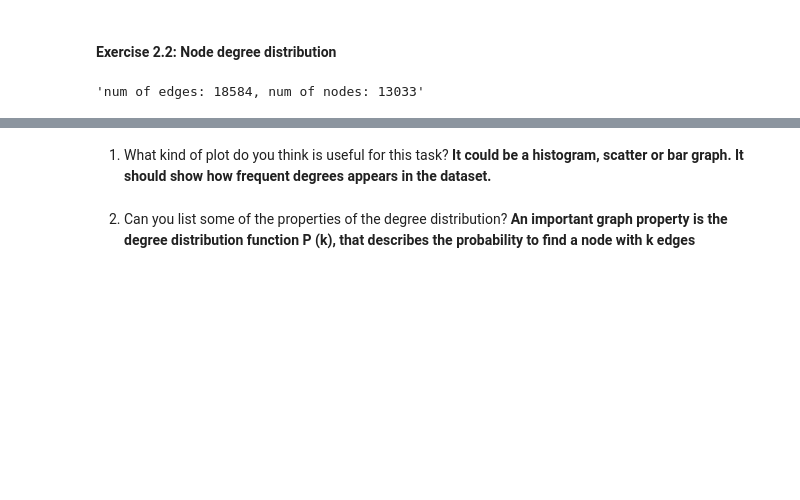
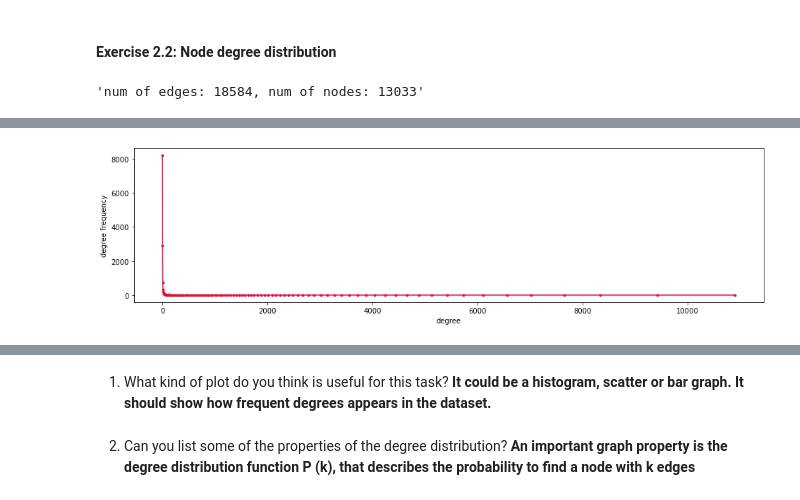
Before and after one commit to ewaMiazga/InternetAnalytics-2023, a Jupyter notebook: assignment/ix-lab2-notebook-part1.ipynb, the cells around one changed output, grey strips where cells are left out. Saved outputs shown, nothing was run; the diff lists cells and outputs as text; code cells hidden in the pictures; blank space fills up the shorter version.

Commit message:
small edits, added two graphs in part1

```diff
--- a/assignment/ix-lab2-notebook-part1.ipynb
+++ b/assignment/ix-lab2-notebook-part1.ipynb
@@ -88,0 +91,14 @@ display_degree_freq(G)
+# %%
+# Plot the degree of the node vs. its cumulative frequency
+def display_cum_degree_freq(G):
+    deg, cnt = get_degrees_count(G)
+    cum_deg = np.cumsum(deg)
+    fig, ax = plt.subplots(ncols=1, figsize=(16, 4))
+    plt.plot(cum_deg, cnt, color='crimson', marker='.', zorder=2)
+    ax.set_ylabel('degree frequency')
+    ax.set_xlabel('degree')
+    return plt
+# %%
+display_cum_degree_freq(G)
+# This plot reminds us of the power law, hence we investigate further.
+# %% [output]
@@ -88,0 +106 @@ display_degree_freq(G)
+[figure, added]
```
Also changed, not shown: parts of 36 cells of this notebook, 1 other file.
